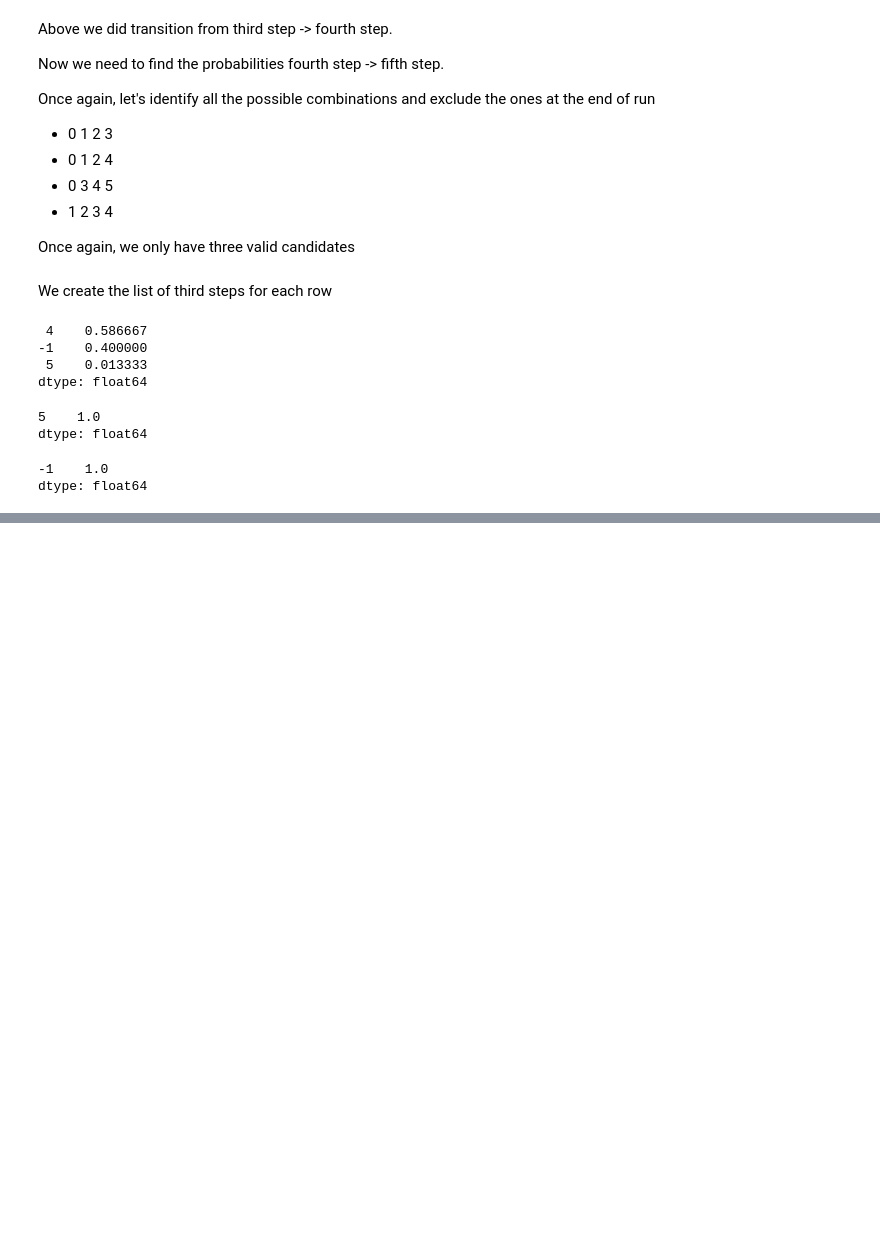
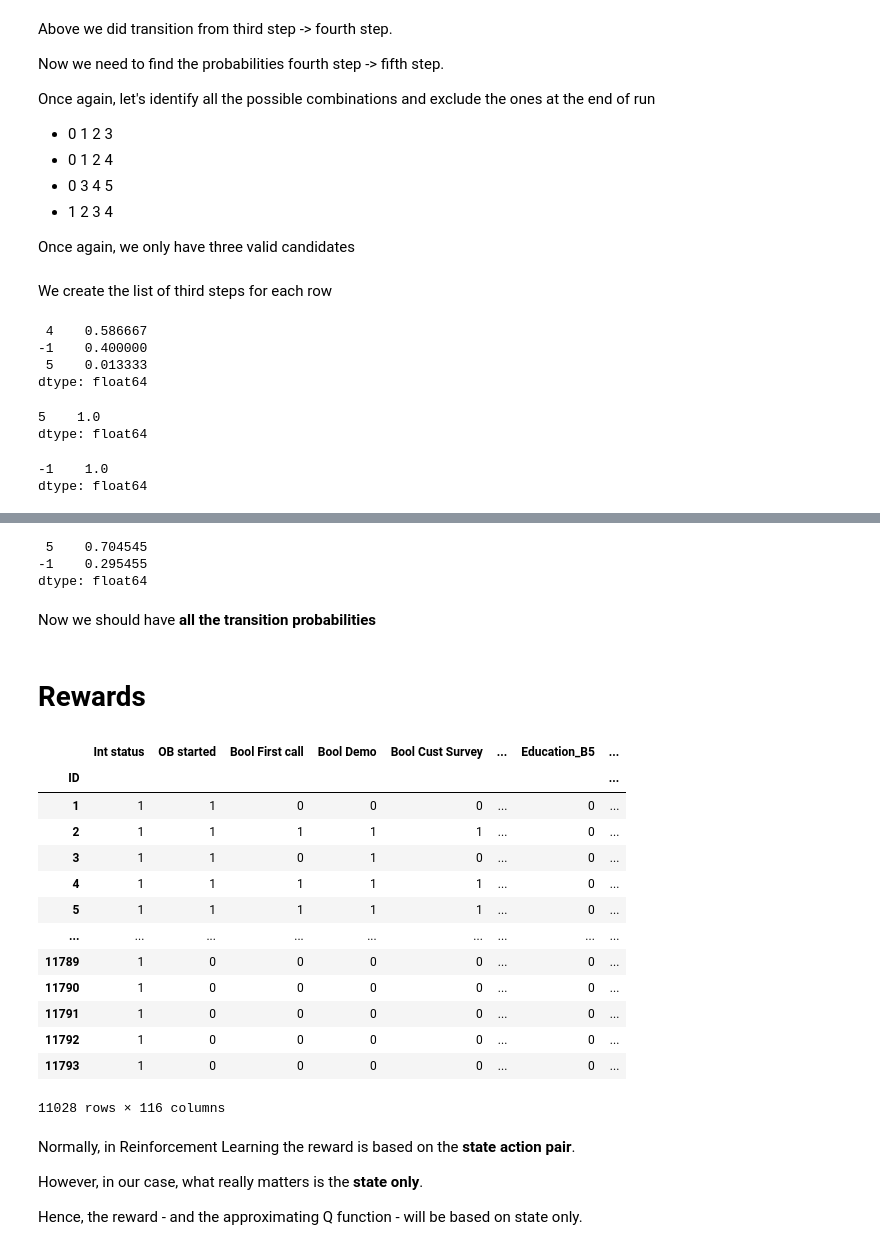
Before and after one commit to Ilvecho/Sales-Reinforcer, a Jupyter notebook: Project_7.ipynb, the cells around one changed output, grey strips where cells are left out. Saved outputs shown, nothing was run; the diff lists cells and outputs as text; code cells hidden in the pictures; blank space fills up the shorter version.

Commit message:
Rewards

```diff
--- a/Project_7.ipynb
+++ b/Project_7.ipynb
@@ -1724,0 +1698,8 @@ trans_probs['[0, 1, 1, 1, 0, 0]'] = {
+# %%
+mask = (first_step == 0) & (second_step == 1) & (third_step == 2) & (fourth_step == 3) & (fifth_step == 4)
+x = sixth_step[mask].value_counts() / sixth_step[mask].shape[0]
+x
+# %% [output]
+ 5    0.704545
+-1    0.295455
+dtype: float64
@@ -1724,0 +1714,27 @@ trans_probs['[0, 1, 1, 1, 0, 0]'] = {
+# %% [markdown]
+Now we should have **all the transition probabilities**
+# %% [markdown]
+# Rewards
+# %%
+data_to_use
+# %% [output]
+|  | Int status | OB started | Bool First call | Bool Demo | Bool Cust Survey | ... | Education_B5 | ... |
+| ID |  |  |  |  |  |  |  | ... |
+| 1 | 1 | 1 | 0 | 0 | 0 | ... | 0 | ... |
+| 2 | 1 | 1 | 1 | 1 | 1 | ... | 0 | ... |
+| 3 | 1 | 1 | 0 | 1 | 0 | ... | 0 | ... |
+| 4 | 1 | 1 | 1 | 1 | 1 | ... | 0 | ... |
+| 5 | 1 | 1 | 1 | 1 | 1 | ... | 0 | ... |
+| ... | ... | ... | ... | ... | ... | ... | ... | ... |
+| 11789 | 1 | 0 | 0 | 0 | 0 | ... | 0 | ... |
+| 11790 | 1 | 0 | 0 | 0 | 0 | ... | 0 | ... |
+| 11791 | 1 | 0 | 0 | 0 | 0 | ... | 0 | ... |
+| 11792 | 1 | 0 | 0 | 0 | 0 | ... | 0 | ... |
+| 11793 | 1 | 0 | 0 | 0 | 0 | ... | 0 | ... |
+11028 rows × 116 columns
+# %% [markdown]
+Normally, in Reinforcement Learning the reward is based on the **state action pair**.
+
+However, in our case, what really matters is the **state only**.
+
+Hence, the reward - and the approximating Q function - will be based on state only.
```
Also changed, not shown: parts of 40 cells of this notebook.
